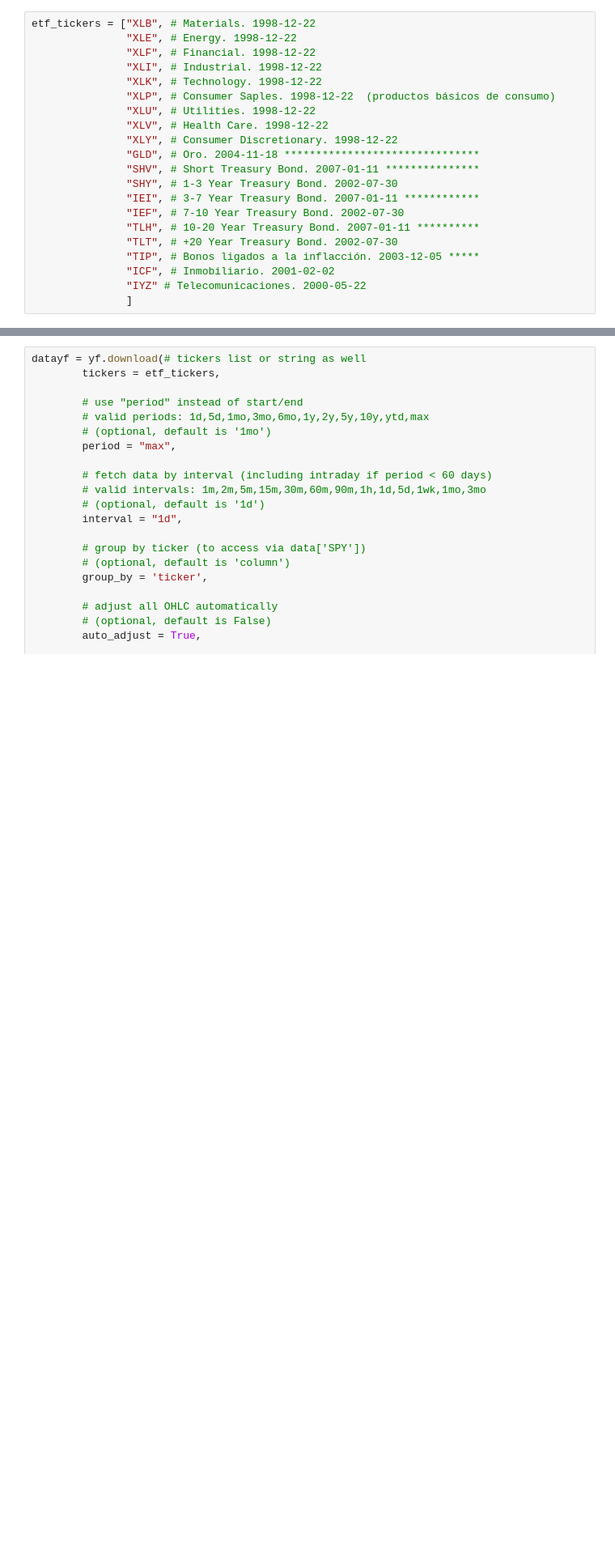
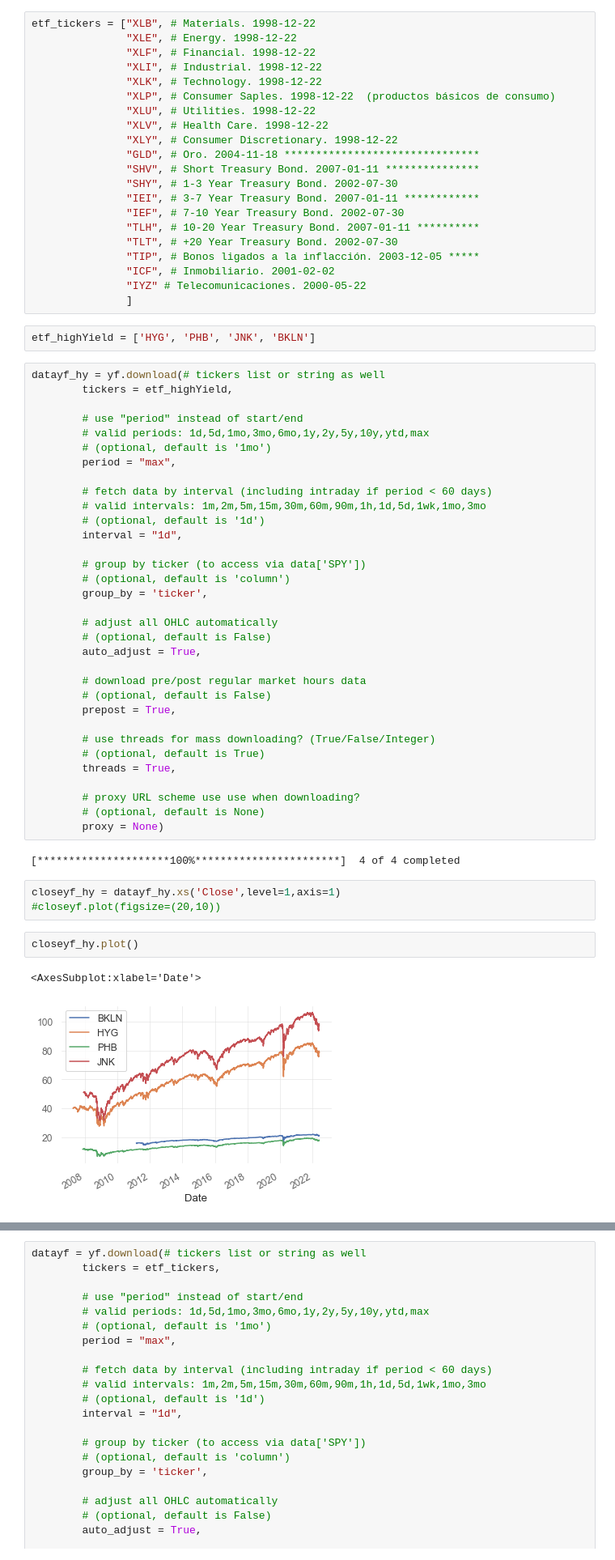
Before and after one commit to NicoGuillen/Backtest, a Jupyter notebook: Quant_Features.ipynb, the cells around one changed output, grey strips where cells are left out. Shown: that part at 81% size. Drawn from its saved outputs; the diff is of its cells as text; blank space fills up the shorter version.

```diff
--- a/Quant_Features.ipynb
+++ b/Quant_Features.ipynb
@@ -51,3 +51,48 @@ etf_tickers = ["XLB", # Materials. 1998-12-22
                "ICF", # Inmobiliario. 2001-02-02
                "IYZ" # Telecomunicaciones. 2000-05-22
                ]
+# %%
+etf_highYield = ['HYG', 'PHB', 'JNK', 'BKLN']
+# %%
+datayf_hy = yf.download(# tickers list or string as well
+        tickers = etf_highYield,
+
+        # use "period" instead of start/end
+        # valid periods: 1d,5d,1mo,3mo,6mo,1y,2y,5y,10y,ytd,max
+        # (optional, default is '1mo')
+        period = "max",
+
+        # fetch data by interval (including intraday if period < 60 days)
+        # valid intervals: 1m,2m,5m,15m,30m,60m,90m,1h,1d,5d,1wk,1mo,3mo
+        # (optional, default is '1d')
+        interval = "1d",
+
+        # group by ticker (to access via data['SPY'])
+        # (optional, default is 'column')
+        group_by = 'ticker',
+
+        # adjust all OHLC automatically
+        # (optional, default is False)
+        auto_adjust = True,
+
+        # download pre/post regular market hours data
+        # (optional, default is False)
+        prepost = True,
+
+        # use threads for mass downloading? (True/False/Integer)
+        # (optional, default is True)
+        threads = True,
+
+        # proxy URL scheme use use when downloading?
+        # (optional, default is None)
+        proxy = None)
+# %% [output]
+[*********************100%***********************]  4 of 4 completed
+# %%
+closeyf_hy = datayf_hy.xs('Close',level=1,axis=1)
+#closeyf.plot(figsize=(20,10))
+# %%
+closeyf_hy.plot()
+# %% [output]
+<AxesSubplot:xlabel='Date'>
+[figure, added]
```
Also changed, not shown: parts of 2 cells of this notebook, 2 other files.
